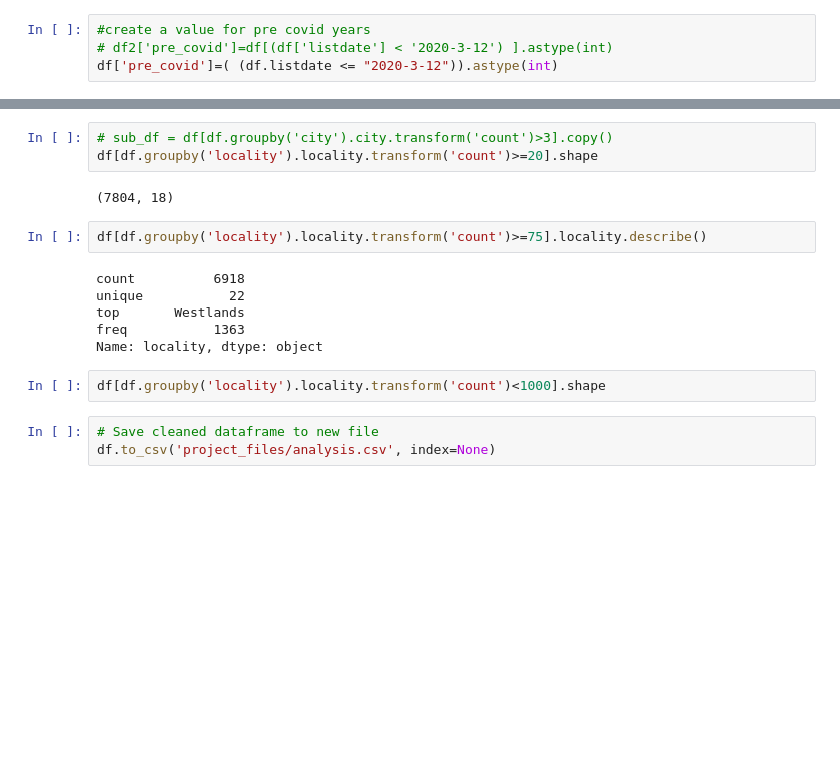
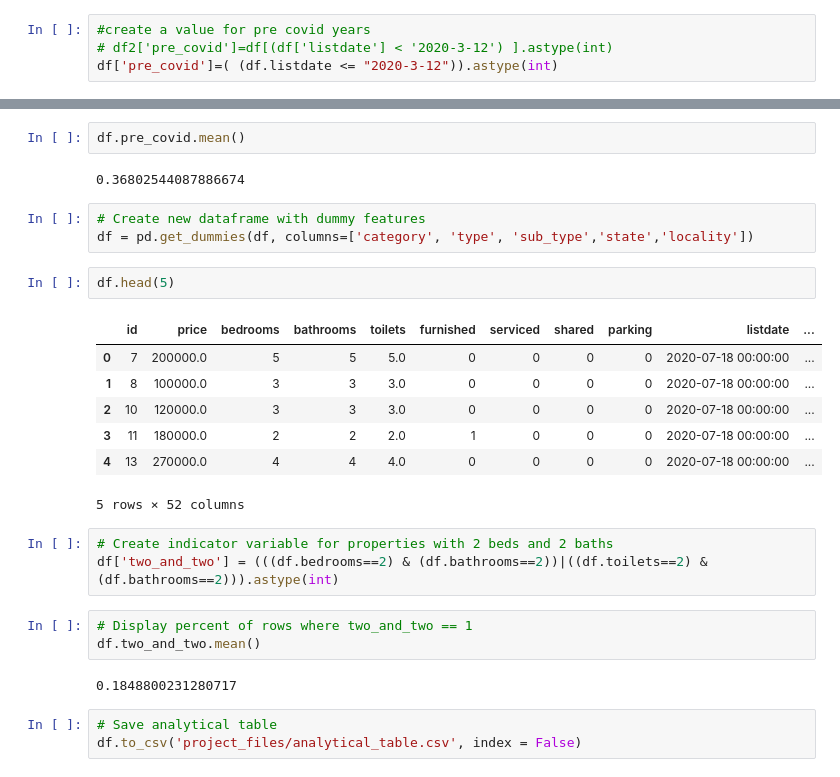
Before and after one commit to Ian-Ibrahim/project_ICS, a Jupyter notebook: Anna/feature_engineering.ipynb, the cells around one changed output, grey strips where cells are left out. Drawn from its saved outputs; the diff is of its cells as text; blank space fills up the shorter version.

```diff
--- a/Anna/feature_engineering.ipynb
+++ b/Anna/feature_engineering.ipynb
@@ -85,18 +70,28 @@ Name: locality, Length: 111, dtype: int64
-# %%
-# sub_df = df[df.groupby('city').city.transform('count')>3].copy()
-df[df.groupby('locality').locality.transform('count')>=20].shape
-# %% [output]
-(7804, 18)
-# %%
-df[df.groupby('locality').locality.transform('count')>=75].locality.describe()
-# %% [output]
-count          6918
-unique           22
-top       Westlands
-freq           1363
-Name: locality, dtype: object
-# %%
-df[df.groupby('locality').locality.transform('count')<1000].shape
+# %%
+df.pre_covid.mean()
+# %% [output]
+0.36802544087886674
+# %%
+# Create new dataframe with dummy features
+df = pd.get_dummies(df, columns=['category', 'type', 'sub_type','state','locality'])
+# %%
+df.head(5)
+# %% [output]
+|  | id | price | bedrooms | bathrooms | toilets | furnished | serviced | shared | parking | listdate | ... |
+| 0 | 7 | 200000.0 | 5 | 5 | 5.0 | 0 | 0 | 0 | 0 | 2020-07-18 00:00:00 | ... |
+| 1 | 8 | 100000.0 | 3 | 3 | 3.0 | 0 | 0 | 0 | 0 | 2020-07-18 00:00:00 | ... |
+| 2 | 10 | 120000.0 | 3 | 3 | 3.0 | 0 | 0 | 0 | 0 | 2020-07-18 00:00:00 | ... |
+| 3 | 11 | 180000.0 | 2 | 2 | 2.0 | 1 | 0 | 0 | 0 | 2020-07-18 00:00:00 | ... |
+| 4 | 13 | 270000.0 | 4 | 4 | 4.0 | 0 | 0 | 0 | 0 | 2020-07-18 00:00:00 | ... |
+5 rows × 52 columns
+# %%
+# Create indicator variable for properties with 2 beds and 2 baths
+df['two_and_two'] = (((df.bedrooms==2) & (df.bathrooms==2))|((df.toilets==2) & (df.bathrooms==2))).astype(int)
+# %%
+# Display percent of rows where two_and_two == 1
+df.two_and_two.mean()
+# %% [output]
+0.1848800231280717
 # %%
-# Save cleaned dataframe to new file
-df.to_csv('project_files/analysis.csv', index=None)
+# Save analytical table
+df.to_csv('project_files/analytical_table.csv', index = False)
```
Also changed, not shown: parts of 7 cells of this notebook, 1 other file.
